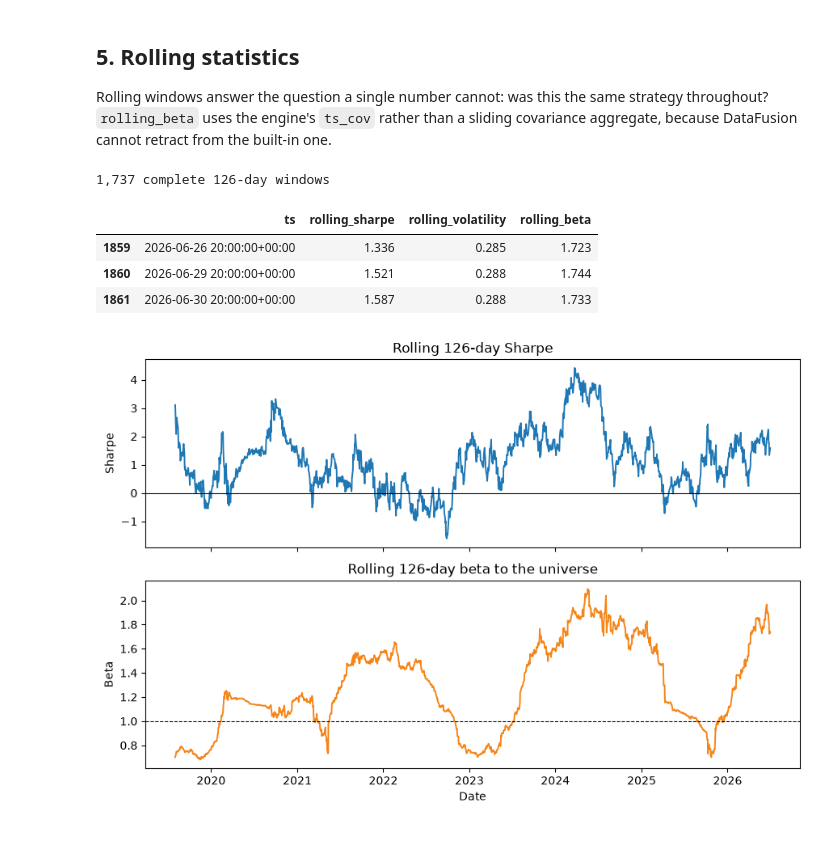
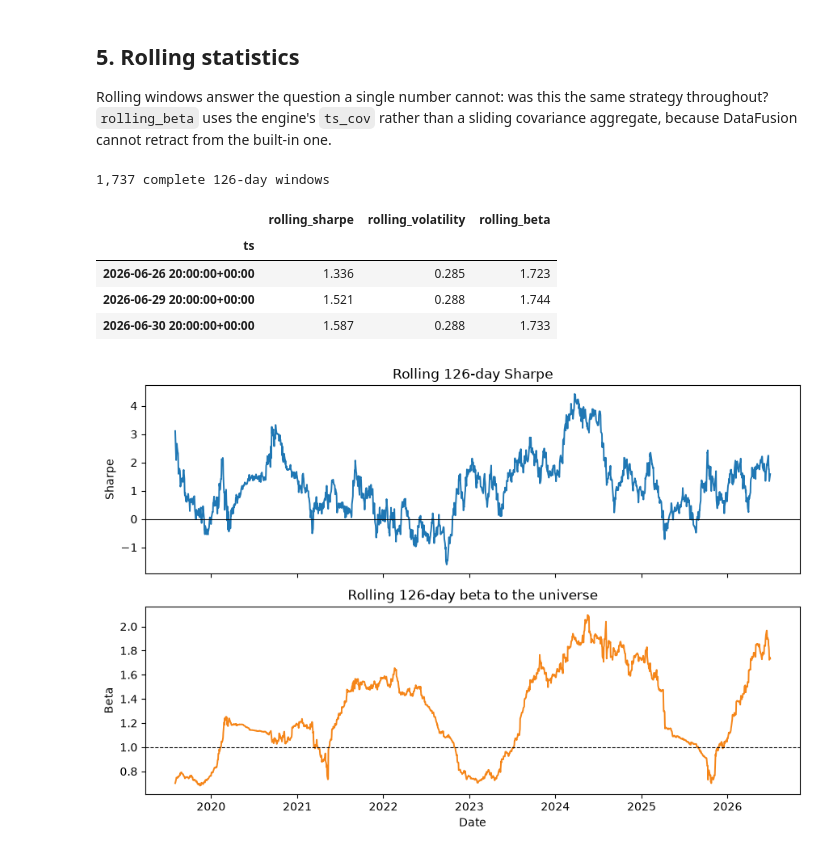
Before and after one commit to h5i-dev/h5i-db-cookbook, a Jupyter notebook: notebooks/06_performance_analytics/01_tearsheets_and_performance_stats.ipynb, the cells around one changed output. Saved outputs shown, nothing was run; the diff lists cells and outputs as text; code cells hidden in the pictures.

```diff
--- a/notebooks/06_performance_analytics/01_tearsheets_and_performance_stats.ipynb
+++ b/notebooks/06_performance_analytics/01_tearsheets_and_performance_stats.ipynb
@@ -256,19 +258,20 @@ built-in one.
 # %%
 window = 126
 rolling = (
     strategy.rolling_sharpe(window).to_pandas()
     .merge(strategy.rolling_volatility(window).to_pandas(), on="ts")
     .merge(strategy.rolling_beta(benchmark, window).to_pandas(), on="ts")
     .dropna()
 )
 print(f"{len(rolling):,} complete {window}-day windows")
-rolling.tail(3).round(3)
+rolling.tail(3).set_index("ts").round(3)
 # %% [output]
 1,737 complete 126-day windows
-|  | ts | rolling_sharpe | rolling_volatility | rolling_beta |
-| 1859 | 2026-06-26 20:00:00+00:00 | 1.336 | 0.285 | 1.723 |
-| 1860 | 2026-06-29 20:00:00+00:00 | 1.521 | 0.288 | 1.744 |
-| 1861 | 2026-06-30 20:00:00+00:00 | 1.587 | 0.288 | 1.733 |
+|  | rolling_sharpe | rolling_volatility | rolling_beta |
+| ts |  |  |  |
+| 2026-06-26 20:00:00+00:00 | 1.336 | 0.285 | 1.723 |
+| 2026-06-29 20:00:00+00:00 | 1.521 | 0.288 | 1.744 |
+| 2026-06-30 20:00:00+00:00 | 1.587 | 0.288 | 1.733 |
 # %%
 fig, axes = plt.subplots(2, 1, figsize=(9, 6), sharex=True)
 axes[0].plot(rolling["ts"], rolling["rolling_sharpe"], linewidth=1.4)
```
Also changed, not shown: parts of 2 cells of this notebook, 11 other files.
